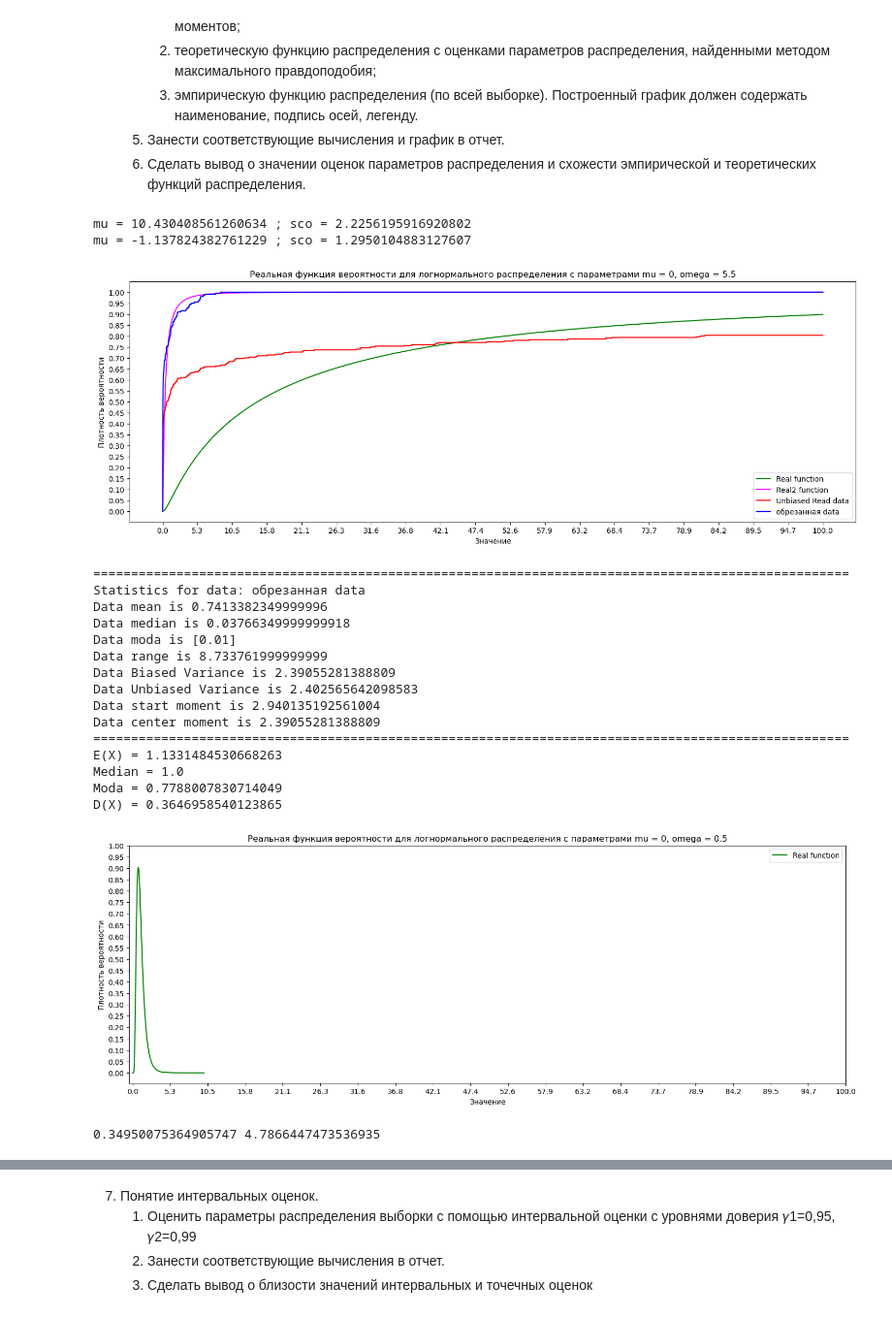
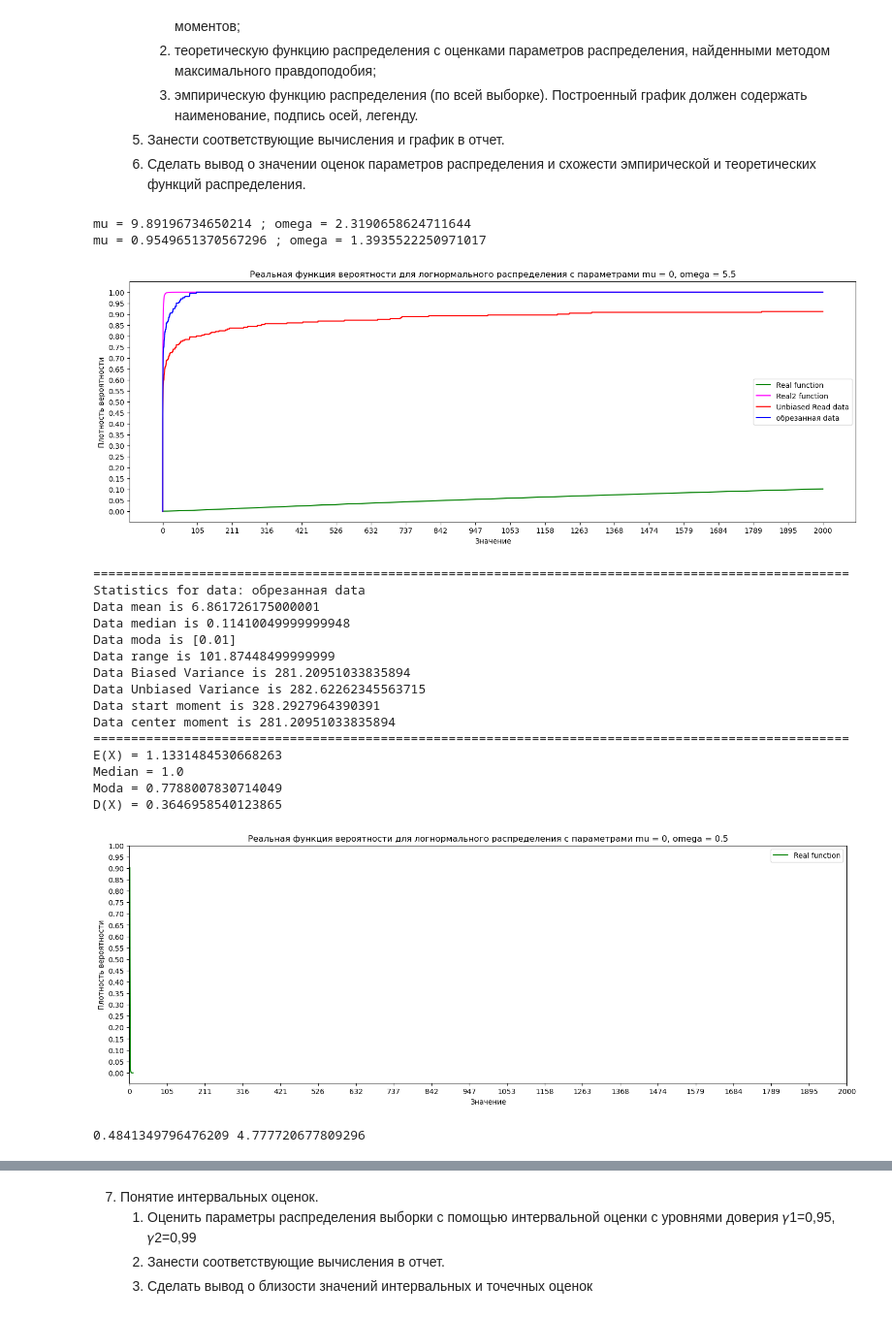
Before and after one commit to Numillyash/matstat-coursework, a Jupyter notebook: lognorm.ipynb, the cells around one changed output, grey strips where cells are left out. Shown at 97% size. Saved outputs shown, nothing was run; the diff lists cells and outputs as text; code cells hidden in the pictures.

```diff
--- a/lognorm.ipynb
+++ b/lognorm.ipynb
@@ -14,7 +14,7 @@ with open('var_16_lognorm.csv', 'r') as f:
 class Statistics:
     def __init__(self, data: list, name: str):
         self.dataName = name
-        self.dataArr = data
+        self.dataArr = data[:250]
         self.dataLen = len(data)
         self.getAllParams()
 
@@ -384,39 +384,39 @@ def momentMethod(dataSet: Statistics):
     mX2 = dataSet.dataStartMoment(2)
     mu = 2 * np.log(mX) - 0.5 * np.log(mX2)
     sco = np.sqrt(np.log(mX2) - 2 * np.log(mX))
-    print('mu =', str(mu), '; sco =', str(sco))
+    print('mu =', str(mu), '; omega =', str(sco))
 
 momentMethod(classedUnbiasedData)
 data_new = sorted(data_unbias)[:200]
 classedNewDat = Statistics(data_new, 'обрезанная data')
 momentMethod(classedNewDat)
 
-Y_real = [F_real(x, 2.6656494676596054, 1.5261064768969346) for x in X]
+Y_real = [F_real(x, 10.430408561260634, 2.2256195916920802) for x in X]
 Y_real2 = [F_real(x, -1.137824382761229, 1.2950104883127607) for x in X]
 Y_read = [f_hat(a, classedUnbiasedData) for a in X]
 Y_read2 = [f_hat(a, classedNewDat) for a in X]
 
 our_data = classedUnbiasedData
 
 fig, ax = plt.subplots(figsize=(18, 6))
 ax.plot(X, Y_real, color='green', label=f'Real function')
 ax.plot(X, Y_real2, color='magenta', label=f'Real2 function')
 ax.plot(X, Y_read, color='red', label=f'{classedUnbiasedData.dataName}')
 ax.plot(X, Y_read2, color='blue', label=f'{classedNewDat.dataName}')
 # Настройка внешнего вида графика
 ax.set_xlabel('Значение')
 ax.set_ylabel('Плотность вероятности')
 ax.set_title(f'Реальная функция вероятности для логнормального распределения с параметрами mu = {mu}, omega = {sco}')
 ax.set_xticks(xt)
 ax.set_yticks(yt)
 ax.legend()
 
 # Вывод графика на экран
 plt.show()
 # %% [output]
-mu = 10.430408561260634 ; sco = 2.2256195916920802
-mu = -1.137824382761229 ; sco = 1.2950104883127607
+mu = 9.89196734650214 ; omega = 2.3190658624711644
+mu = 0.9549651370567296 ; omega = 1.3935522250971017
-[figure, old version]
+[figure, new version]
 # %%
 Y_real = []
 
@@ -458,20 +458,20 @@ plt.show()
 # %% [output]
 ====================================================================================================
 Statistics for data: обрезанная data
-Data mean is 0.7413382349999996
-Data median is 0.03766349999999918
+Data mean is 6.861726175000001
+Data median is 0.11410049999999948
 Data moda is [0.01]
-Data range is 8.733761999999999
-Data Biased Variance is 2.39055281388809
-Data Unbiased Variance is 2.402565642098583
-Data start moment is 2.940135192561004
-Data center moment is 2.39055281388809
+Data range is 101.87448499999999
+Data Biased Variance is 281.20951033835894
+Data Unbiased Variance is 282.62262345563715
+Data start moment is 328.2927964390391
+Data center moment is 281.20951033835894
 ====================================================================================================
 E(X) = 1.1331484530668263
 Median = 1.0
 Moda = 0.7788007830714049
 D(X) = 0.3646958540123865
-[figure, old version]
+[figure, new version]
 # %%
 # метод максимального правдоподобия
 mu = sum([np.log(our_data.dataArr[i]) for i in range (len(our_data.dataArr))])/len(our_data.dataArr)
@@ -479,7 +479,7 @@ sсo2 = sum([(np.log(our_data.dataArr[i])-mu)**2 for i in range (len(our_data.da
 sсo = np.sqrt(sсo2)
 print(mu, sсo)
 # %% [output]
-0.34950075364905747 4.7866447473536935
+0.4841349796476209 4.777720677809296
 # %%
 Y_real = [F_real(x, -1.137824382761229, 1.2950104883127607) for x in X]
 Y_real2 = [F_real(x, -2.48491823439057, 2.1838337657342675) for x in X]
```
Also changed, not shown: parts of 9 cells of this notebook.
